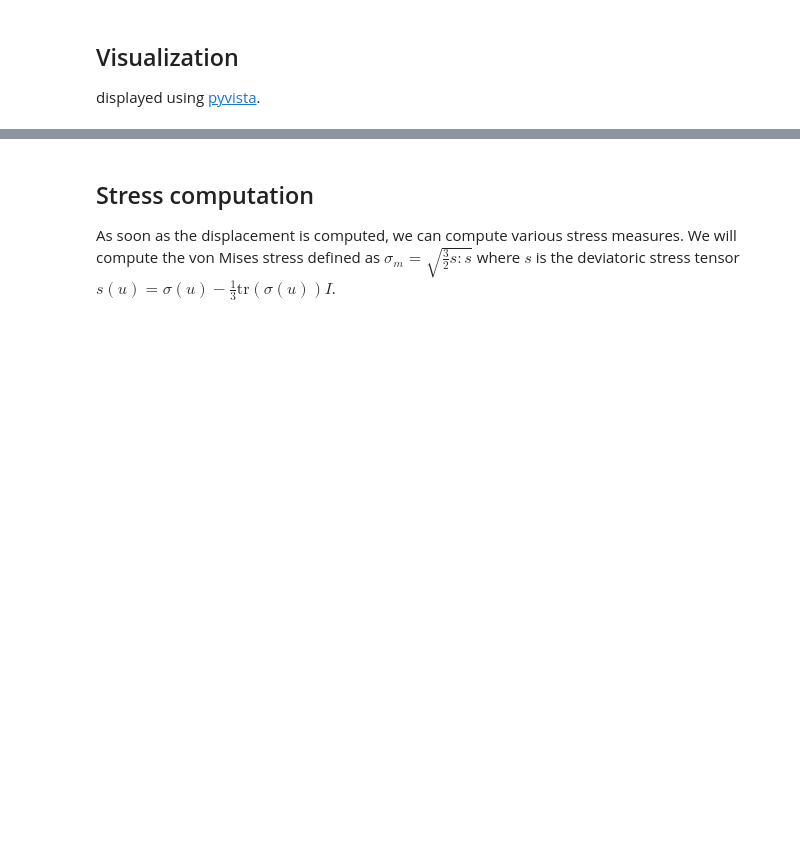
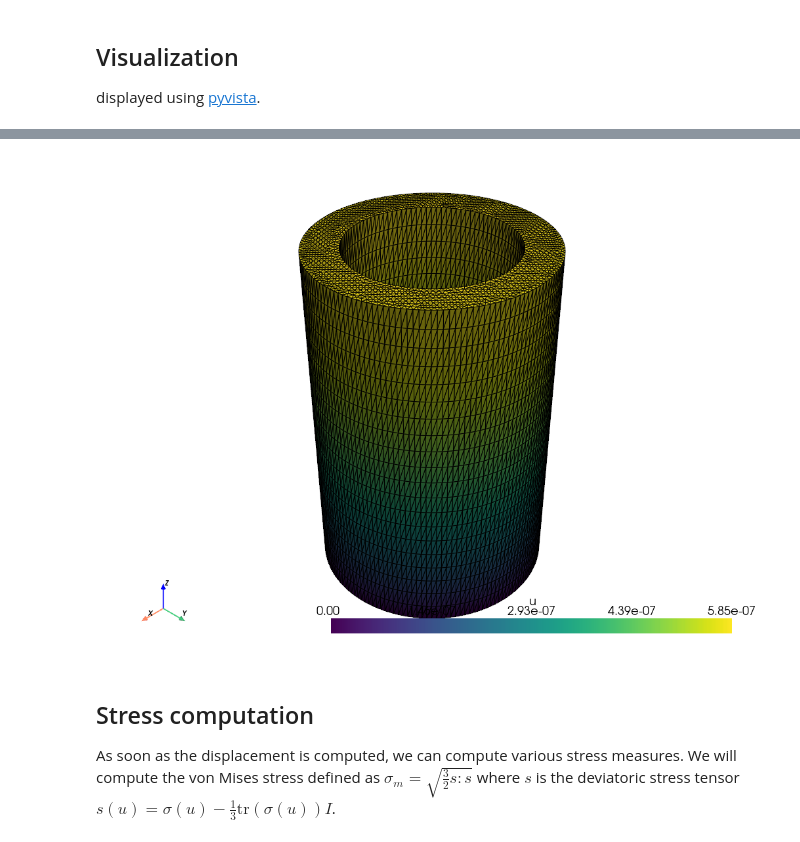
Before and after one commit to giozu/FEM, a Jupyter notebook: FEniCSx/3D/linear_elasticity.ipynb, the cells around one changed output, grey strips where cells are left out. Drawn from its saved outputs; the diff is of its cells as text; code cells hidden in the pictures; blank space fills up the shorter version.

```diff
--- a/FEniCSx/3D/linear_elasticity.ipynb
+++ b/FEniCSx/3D/linear_elasticity.ipynb
@@ -111,7 +113,7 @@ class linear_elasticty():
         self.domain.topology.create_connectivity(self.fdim, self.tdim)
 
         # Functional spaces
-        self.V = fem.VectorFunctionSpace(self.domain, ("CG", 1))
+        self.V = fem.functionspace(self.domain, ("Lagrange", 1, (self.domain.geometry.dim,)))
 
         # Test and trial functions
         self.ds = ufl.Measure("ds", domain=self.domain)
@@ -216,7 +218,7 @@ pyvista.start_xvfb()
 
 # Create plotter and pyvista grid
 p = pyvista.Plotter()
-topology, cell_types, geometry = plot.create_vtk_mesh(problem.V)
+topology, cell_types, geometry = plot.vtk_mesh(problem.V)
 grid = pyvista.UnstructuredGrid(topology, cell_types, geometry)
 
 # Attach vector values to grid and warp grid by vector
@@ -243,3 +244,4 @@ Widget(value="<iframe src='http://localhost:43969/index.html?ui=P_0x7fb90a0b9690
+[figure, added]
 # %% [markdown]
 ## Stress computation
 As soon as the displacement is computed, we can compute various stress measures. We will compute the von Mises stress defined as $\sigma_m=\sqrt{\frac{3}{2}s:s}$ where $s$ is the deviatoric stress tensor $s(u)=\sigma(u)-\frac{1}{3}\mathrm{tr}(\sigma(u))I$.
```
Also changed, not shown: parts of 4 cells of this notebook, 4 other files.
